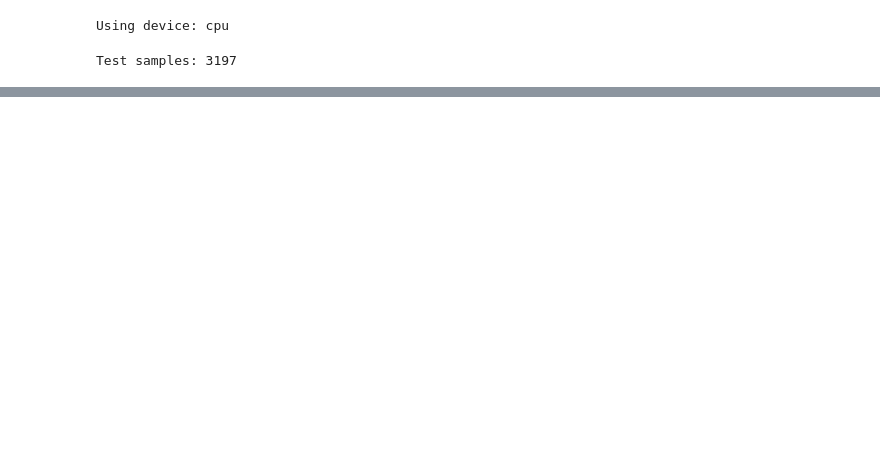
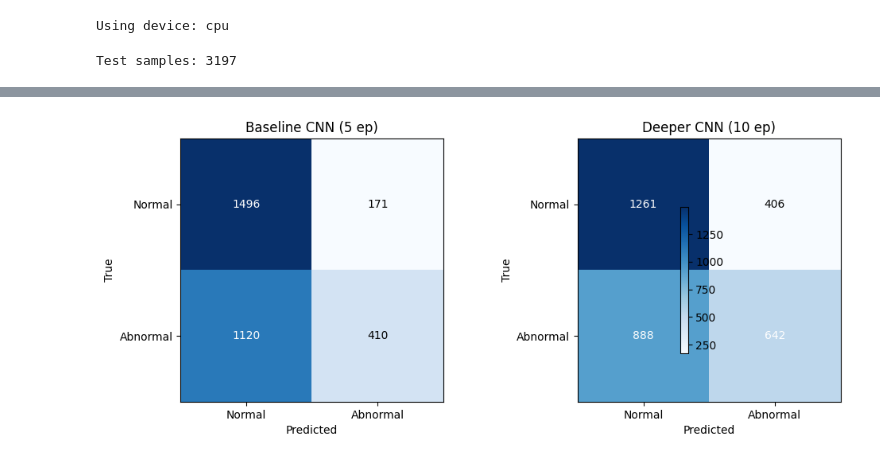
Before and after one commit to tyler-howell-git/MURA-CNN, a Jupyter notebook: evaluation/evaluate_models.ipynb, the cells around one changed output, grey strips where cells are left out. Cells and saved outputs as stored; diff of their text form; code cells hidden in the pictures; blank space fills up the shorter version.

```diff
--- a/evaluation/evaluate_models.ipynb
+++ b/evaluation/evaluate_models.ipynb
@@ -215,0 +360,65 @@ FileNotFoundError: History file not found: c:\Users\ENOPARA\code\MachineLearning
+# %%
+#Confusion matrices + classification reports (threshold = 0.5)
+
+threshold = 0.5
+
+# Baseline
+y_true_base = baseline_results["y_true"]
+y_prob_base = baseline_results["y_prob"]
+y_pred_base = (y_prob_base >= threshold).astype(int)
+cm_base = confusion_matrix(y_true_base, y_pred_base)
+report_base = classification_report(
+    y_true_base,
+    y_pred_base,
+    target_names=["Normal (0)", "Abnormal (1)"],
+    digits=3,
+)
+
+# Deeper CNN (10 epochs)
+y_true_m10 = model10_results["y_true"]
+y_prob_m10 = model10_results["y_prob"]
+y_pred_m10 = (y_prob_m10 >= threshold).astype(int)
+cm_m10 = confusion_matrix(y_true_m10, y_pred_m10)
+report_m10 = classification_report(
+    y_true_m10,
+    y_pred_m10,
+    target_names=["Normal (0)", "Abnormal (1)"],
+    digits=3,
+)
+
+fig, axes = plt.subplots(1, 2, figsize=(10, 4))
+
+def plot_cm(ax, cm, title):
+    im = ax.imshow(cm, interpolation="nearest", cmap=plt.cm.Blues)
+    ax.set_title(title)
+    ax.set_xticks([0, 1])
+    ax.set_yticks([0, 1])
+    ax.set_xticklabels(["Normal", "Abnormal"])
+    ax.set_yticklabels(["Normal", "Abnormal"])
+    ax.set_xlabel("Predicted")
+    ax.set_ylabel("True")
+
+    thresh = cm.max() / 2.0
+    for i in range(2):
+        for j in range(2):
+            ax.text(
+                j, i, cm[i, j],
+                ha="center", va="center",
+                color="white" if cm[i, j] > thresh else "black",
+            )
+    return im
+
+im = plot_cm(axes[0], cm_base, "Baseline CNN (5 ep)")
+plot_cm(axes[1], cm_m10, "Deeper CNN (10 ep)")
+
+fig.colorbar(im, ax=axes.ravel().tolist(), shrink=0.6)
+plt.tight_layout()
+plt.show()
+
+print("=== Baseline CNN (5 epochs) – Classification report ===")
+print(report_base)
+
+print("\n=== Deeper CNN (10 epochs) – Classification report ===")
+print(report_m10)
+# %% [output]
+[figure, added]
```
Also changed, not shown: parts of 6 cells of this notebook, 1 other file.
